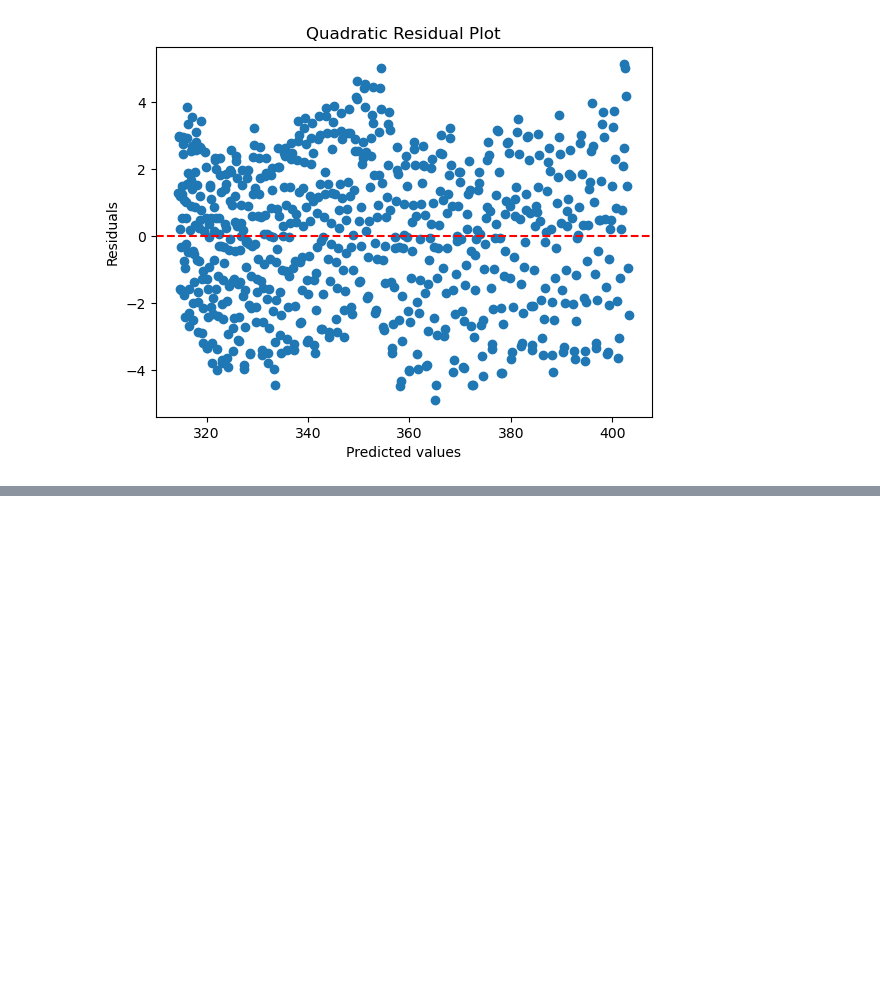
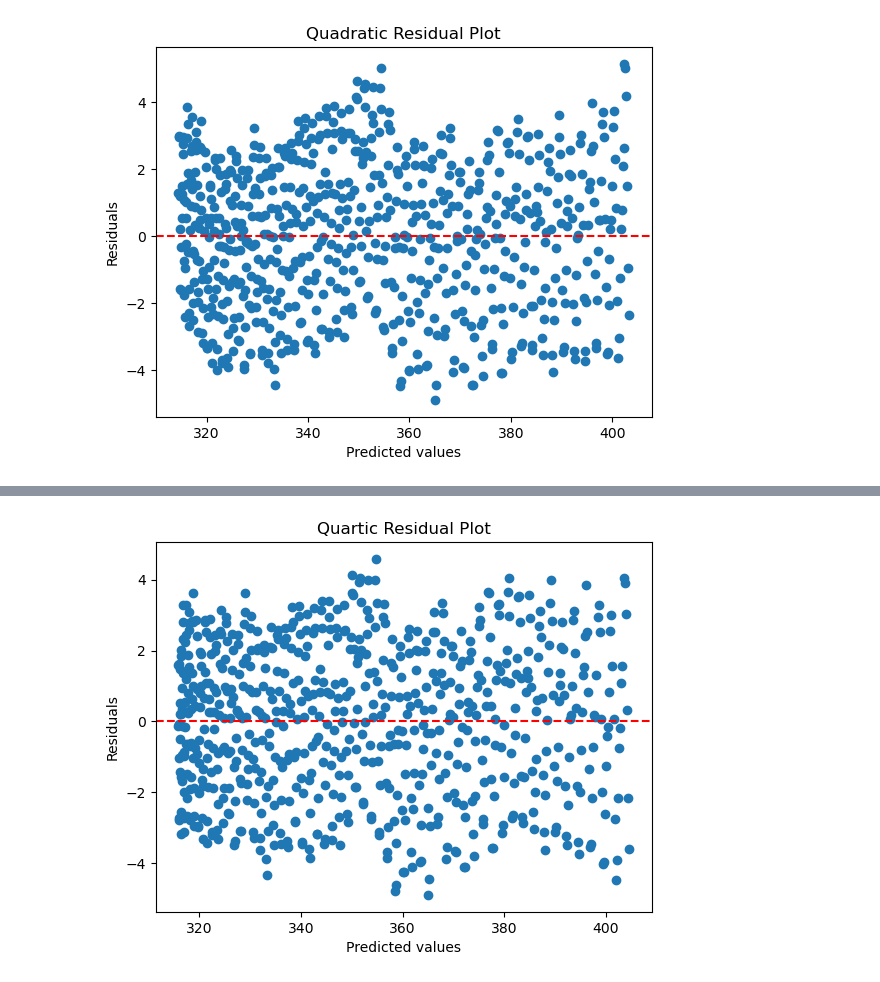
Before and after one commit to stephen-d-r-andrews/6373Pset3, a Jupyter notebook: part1.ipynb, the cells around one changed output, grey strips where cells are left out. Saved outputs shown, nothing was run; the diff lists cells and outputs as text; code cells hidden in the pictures; blank space fills up the shorter version.

```diff
--- a/part1.ipynb
+++ b/part1.ipynb
@@ -94,0 +97,8 @@ plt.show()
+# %%
+t3 = (filtered_array[:, 0])**3
+t4 = (filtered_array[:, 0])**4
+
+deg4_array = np.insert(deg2_array, 2, t3, axis=1)
+deg4_array = np.insert(deg4_array, 3, t4, axis=1)
+
+print(deg4_array[0])
@@ -94,0 +108,15 @@ plt.show()
+# %%
+model = LinearRegression()
+
+x = deg4_array[:, [0,1,2,3]]
+
+y = (deg4_array[:, -1]).reshape(-1,1)
+
+model.fit(x, y)
+
+print(model.coef_)
+print(model.intercept_)
+
+y_pred = model.predict(x)
+
+residuals = y-y_pred
@@ -94,0 +141,10 @@ plt.show()
+# %%
+plt.scatter(y_pred, residuals)
+plt.axhline(0, color='red', linestyle='--')  # Horizontal line at 0
+plt.xlabel("Predicted values")
+plt.ylabel("Residuals")
+plt.title("Quartic Residual Plot")
+plt.savefig("Quartic Residual Plot")
+plt.show()
+# %% [output]
+[figure, added]
```
Also changed, not shown: parts of 3 cells of this notebook, 1 other file.
